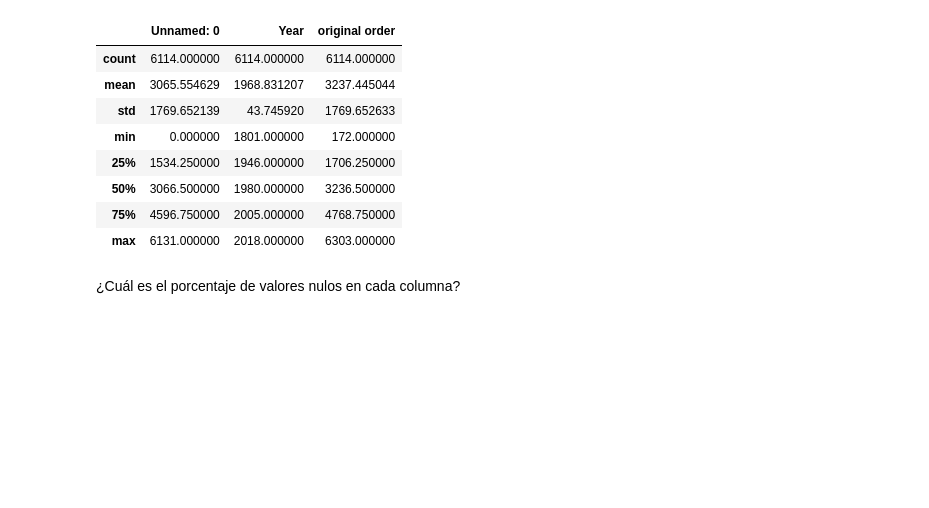
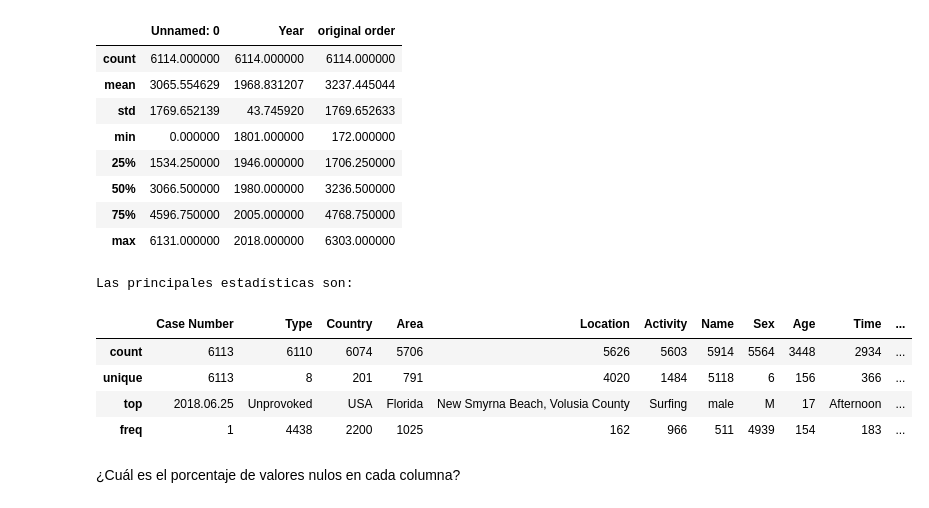
Before and after one commit to Adalab/DA-promo-b-modulo-2-sprint-1-Anais-Ana-Yadira, a Jupyter notebook: pandas/pair-programming-pandas-3-metodos/pair-programming-pandas-3-metodos.ipynb, the cells around one changed output. Drawn from its saved outputs; the diff is of its cells as text; code cells hidden in the pictures; blank space fills up the shorter version.

Commit message:
cambios pandas3 variables categoricas

```diff
--- a/pandas/pair-programming-pandas-3-metodos/pair-programming-pandas-3-metodos.ipynb
+++ b/pandas/pair-programming-pandas-3-metodos/pair-programming-pandas-3-metodos.ipynb
@@ -92,6 +92,16 @@ Las principales estadísticas son:
 | 50% | 3066.500000 | 1980.000000 | 3236.500000 |
 | 75% | 4596.750000 | 2005.000000 | 4768.750000 |
 | max | 6131.000000 | 2018.000000 | 6303.000000 |
+# %%
+print('Las principales estadísticas de variables categóricas son: ')
+df.describe(include='object')
+# %% [output]
+Las principales estadísticas son:
+|  | Case Number | Type | Country | Area | Location | Activity | Name | Sex | Age | Time | ... |
+| count | 6113 | 6110 | 6074 | 5706 | 5626 | 5603 | 5914 | 5564 | 3448 | 2934 | ... |
+| unique | 6113 | 8 | 201 | 791 | 4020 | 1484 | 5118 | 6 | 156 | 366 | ... |
+| top | 2018.06.25 | Unprovoked | USA | Florida | New Smyrna Beach, Volusia County | Surfing | male | M | 17 | Afternoon | ... |
+| freq | 1 | 4438 | 2200 | 1025 | 162 | 966 | 511 | 4939 | 154 | 183 | ... |
 # %% [markdown]
 ¿Cuál es el porcentaje de valores nulos en cada columna?
 # %%
```
Also changed, not shown: parts of 1 cell of this notebook.
